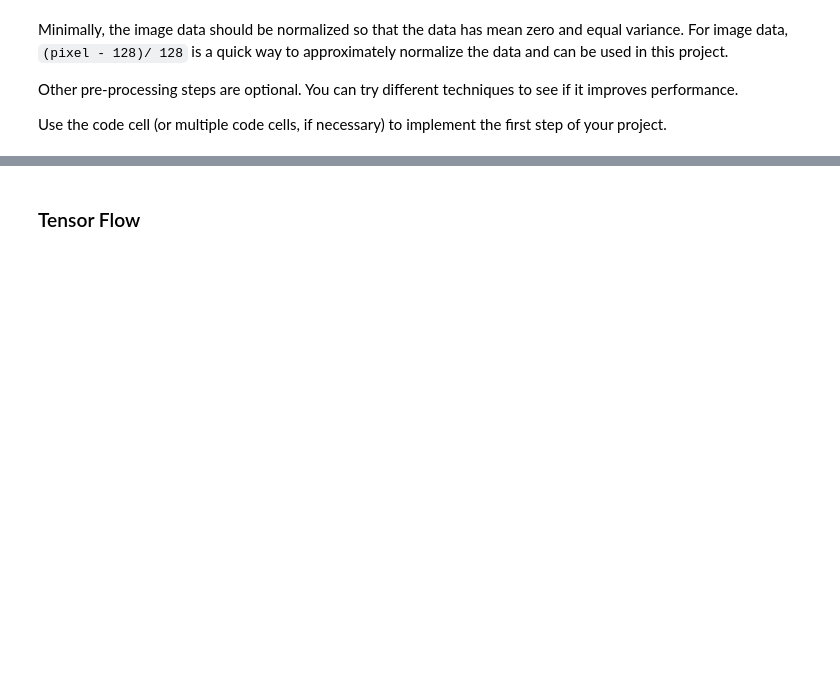
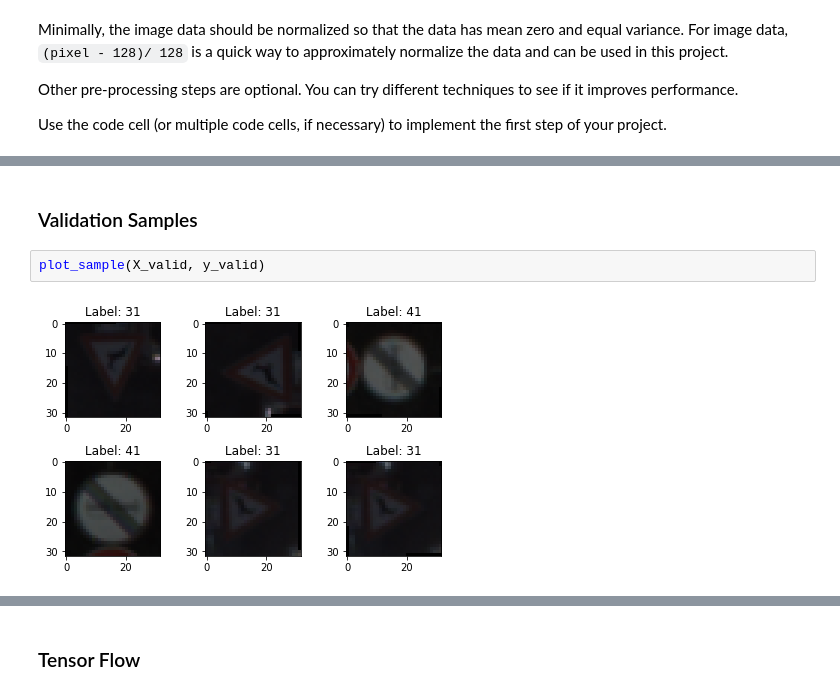
Before and after one commit to Lybron/CarND-T1P2, a Jupyter notebook: Traffic_Sign_Classifier.ipynb, the cells around one changed output, grey strips where cells are left out. Cells and saved outputs as stored; diff of their text form; blank space fills up the shorter version.

```diff
--- a/Traffic_Sign_Classifier.ipynb
+++ b/Traffic_Sign_Classifier.ipynb
@@ -142,0 +217,6 @@ X_train, y_train = shuffle(X_train, y_train)
+# %% [markdown]
+### Validation Samples
+# %%
+plot_sample(X_valid, y_valid)
+# %% [output]
+[figure, added]
```
Also changed, not shown: parts of 41 cells of this notebook, 7 other files.
